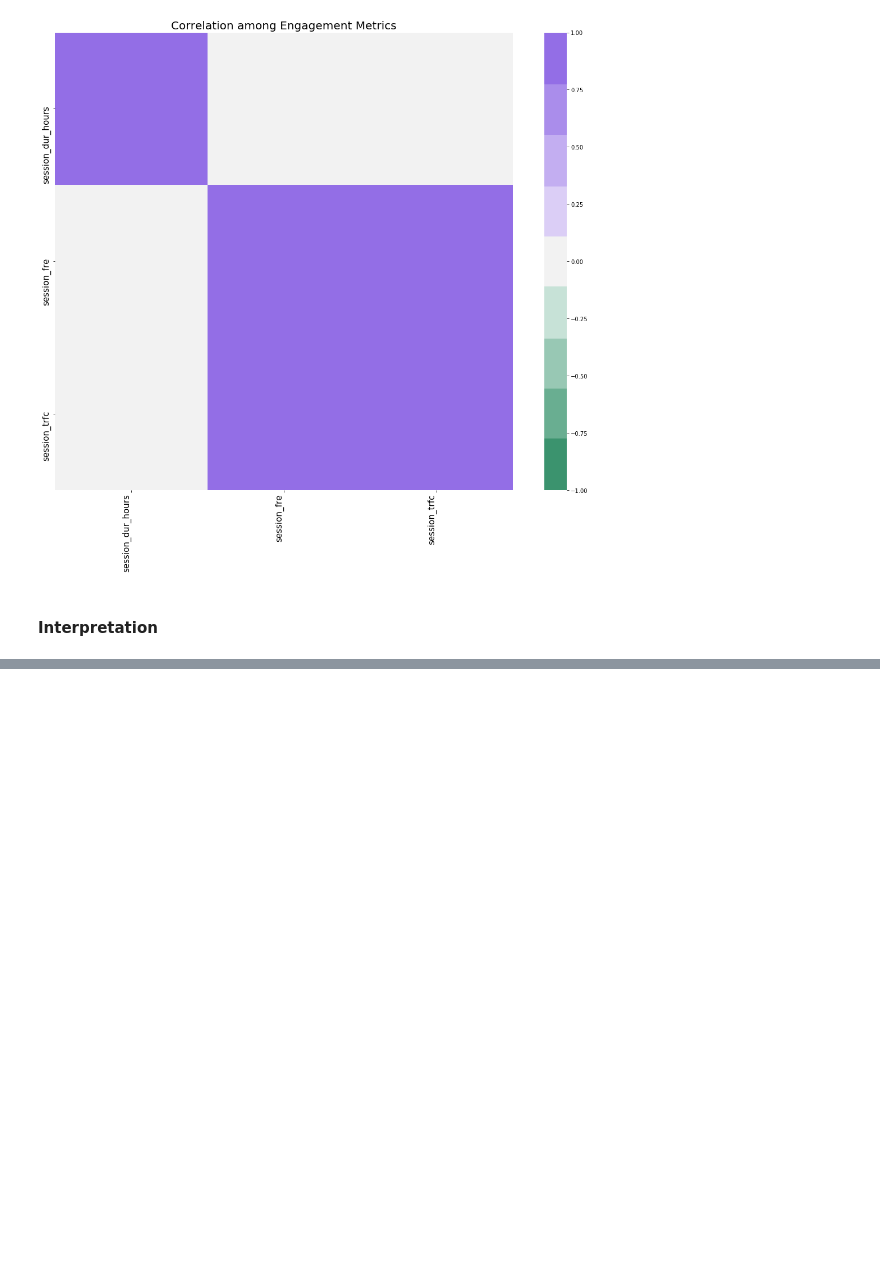
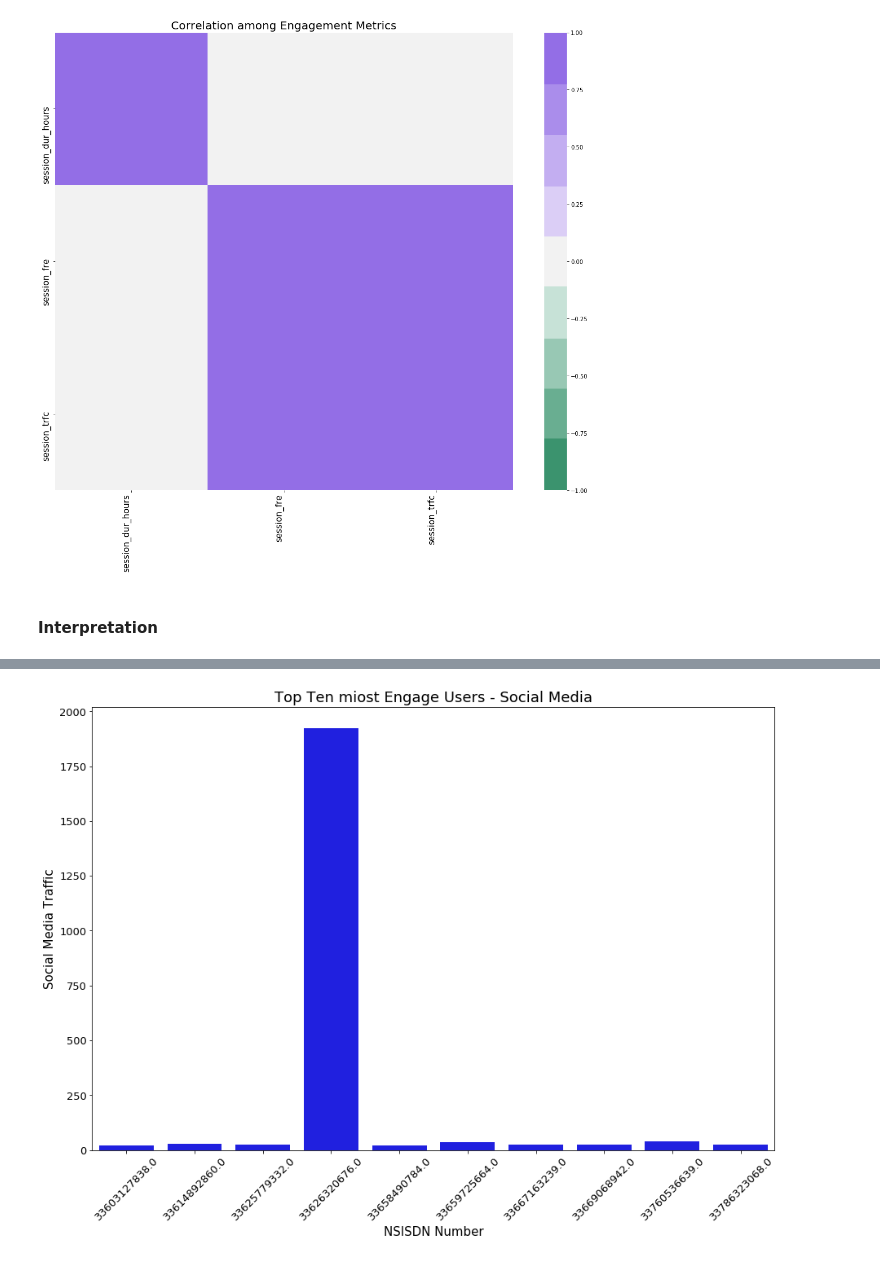
Before and after one commit to Patrick5455/tellco_user_analytics, a Jupyter notebook: analyis/user_enagaement.ipynb, the cells around one changed output, grey strips where cells are left out. Cells and saved outputs as stored; diff of their text form; code cells hidden in the pictures; blank space fills up the shorter version.

```diff
--- a/analyis/user_enagaement.ipynb
+++ b/analyis/user_enagaement.ipynb
@@ -657,0 +698,13 @@ plt.show()
+# %%
+apps['bearer_id'] = working_data['bearer_id']
+apps['msisdn_number'] = working_data['msisdn_number']
+apps['social_media(mb)'] = round(((working_data.social_media_dl__bytes_ + working_data.social_media_ul__bytes_)/1024)/1024,4)
+apps['google(mb)'] = round(((working_data.google_dl__bytes_ + working_data.google_ul__bytes_)/1024)/1024,4)
+apps['email(mb)'] = round(((working_data.email_dl__bytes_ + working_data.email_ul__bytes_)/1024)/1024,4)
+apps['youtube(mb)'] = round(((working_data.youtube_dl__bytes_ + working_data.youtube_ul__bytes_)/1024)/1024,4)
+apps['netflix(mb)'] = round(((working_data.netflix_dl__bytes_ + working_data.netflix_ul__bytes_)/1024)/1024,4)
+apps['gaming(mb)'] = round(((working_data.gaming_dl__bytes_ + working_data.gaming_ul__bytes_)/1024)/1024,4)
+apps['other(mb)'] = round(((working_data.other_dl__bytes_ + working_data.other_ul__bytes_)/1024)/1024,4)
+apps['total_traffic(mb)'] = round(((working_data.total_traffic_bytes)/1024)/1024,4)
+# convert duration from millisecond to hour
+apps['duration (hrs)'] = round(((working_data.dur___ms__1)/1024)/1024,4)
@@ -657,0 +729,2 @@ plt.show()
+# %%
+social_media_users = apps.groupby('msisdn_number')['social_media(mb)'].sum().reset_index(name='social_traffic')
@@ -657,0 +749,2 @@ plt.show()
+# %%
+social_media_users = social_media_users.merge(agg_metrics, on='msisdn_number').sort_values(by='social_traffic', ascending=False)
@@ -657,0 +765,14 @@ plt.show()
+# %%
+top10_socialMedia_users = social_media_users.head(10)
+# %%
+plt.subplots(figsize=(15,10))
+sns.barplot(data=top10_socialMedia_users, x='msisdn_number', y='social_traffic', color='b')
+plt.title("Top Ten miost Engage Users - Social Media", fontsize=18)
+plt.xticks(fontsize=13, rotation = 45)
+plt.yticks(fontsize=13)
+plt.xlabel('NSISDN Number', fontsize=15)
+plt.ylabel('Social Media Traffic', fontsize=15)
+plt.savefig("visuals/user_engagement/topTenSocialMedia.png", format="png")
+plt.show()
+# %% [output]
+[figure, added]
```
Also changed, not shown: parts of 39 cells of this notebook, 6 other files.
